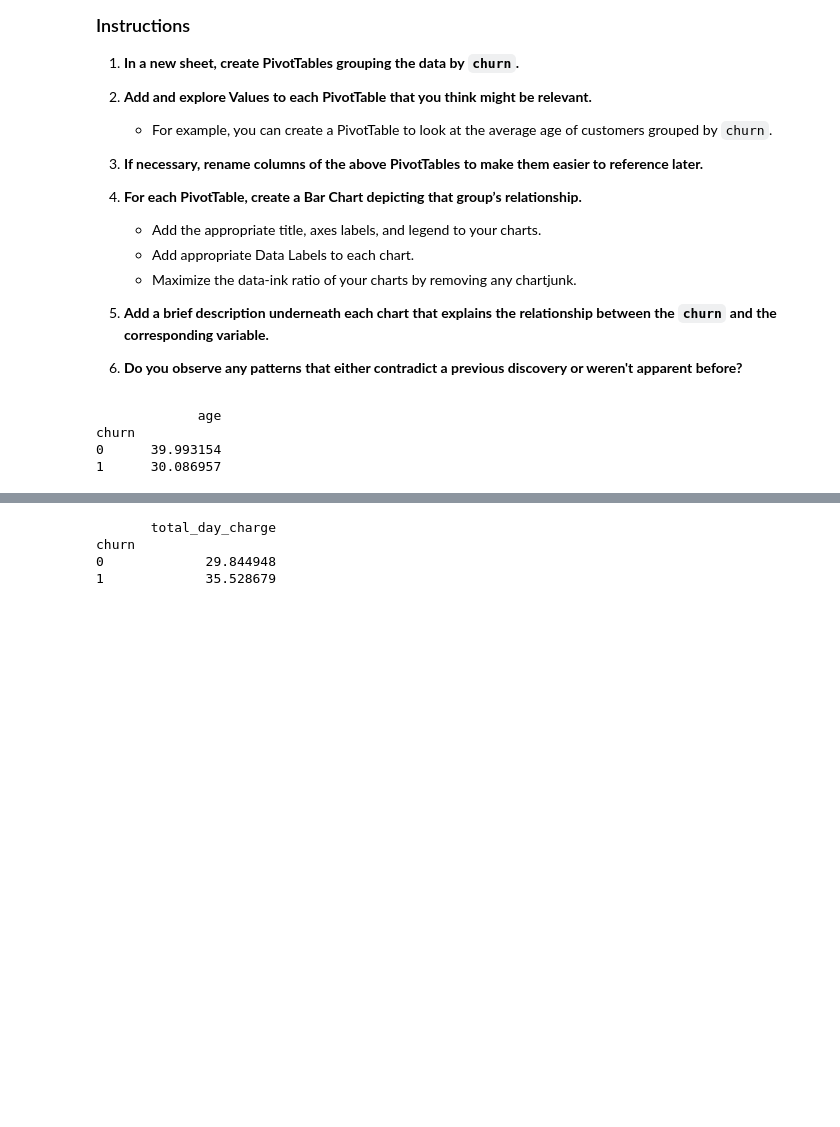
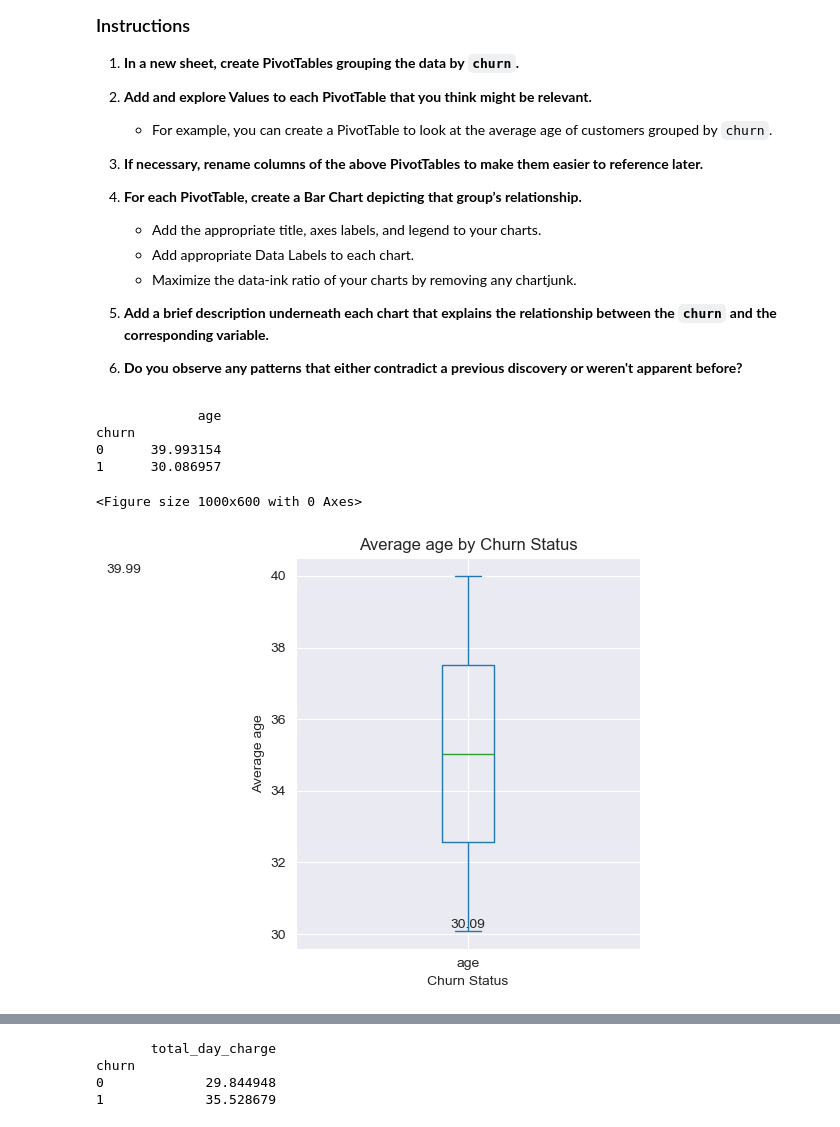
Before and after one commit to Lerch17/Project-1-, a Jupyter notebook: cody/customer-churn-prediction-2020/notebook.ipynb, the cells around one changed output, grey strips where cells are left out. Drawn from its saved outputs; the diff is of its cells as text; code cells hidden in the pictures; blank space fills up the shorter version.

```diff
--- a/cody/customer-churn-prediction-2020/notebook.ipynb
+++ b/cody/customer-churn-prediction-2020/notebook.ipynb
@@ -672,6 +715,26 @@ print(pivot_age_churn)
 churn
 0      39.993154
 1      30.086957
+# %%
+# Create the plot
+plt.figure(figsize=(10, 6))
+pivot_age_churn.plot(kind='box')
+
+# Customize the plot
+plt.title('Average age by Churn Status')
+plt.xlabel('Churn Status')
+plt.ylabel('Average age')
+
+# Add value labels on top of each bar
+for i, v in enumerate(pivot_age_churn['age']):
+    plt.text(i, v, f'{v:.2f}', ha='center', va='bottom' if v > 0 else 'top')
+
+# Display the plot
+plt.tight_layout()
+plt.show()
+# %% [output]
+<Figure size 1000x600 with 0 Axes>
+[figure, added]
 # %%
 # Create the plot
 plt.figure(figsize=(10, 6))
```
Also changed, not shown: parts of 18 cells of this notebook.
